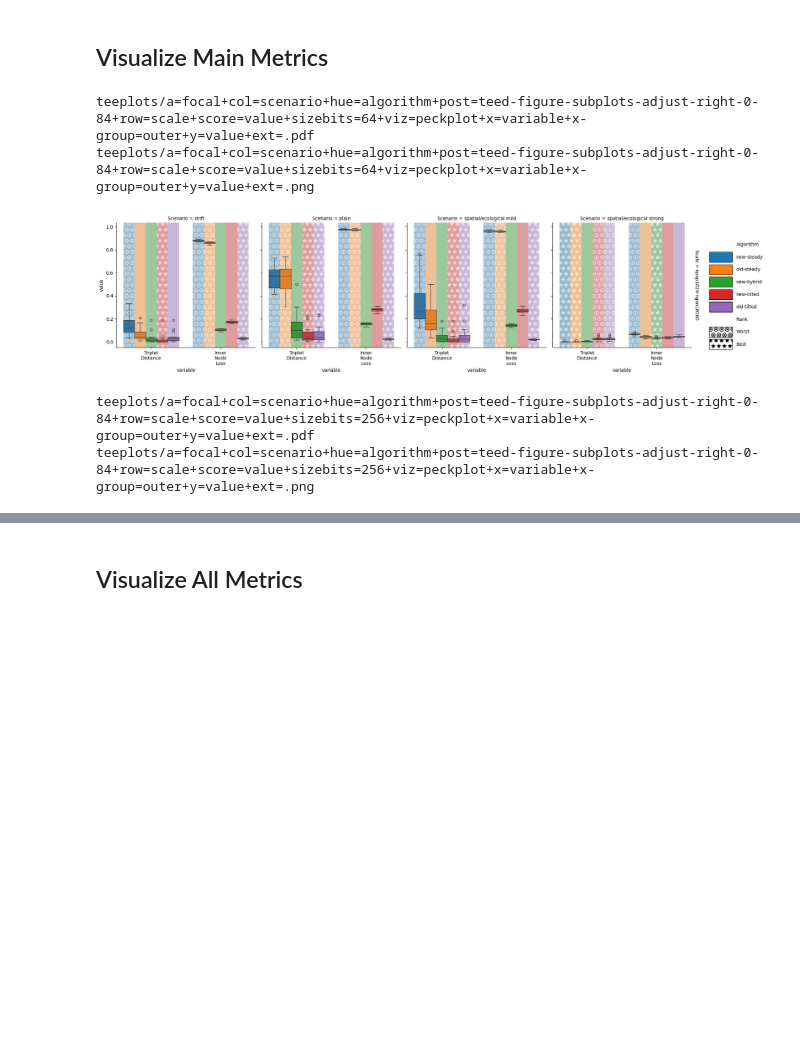
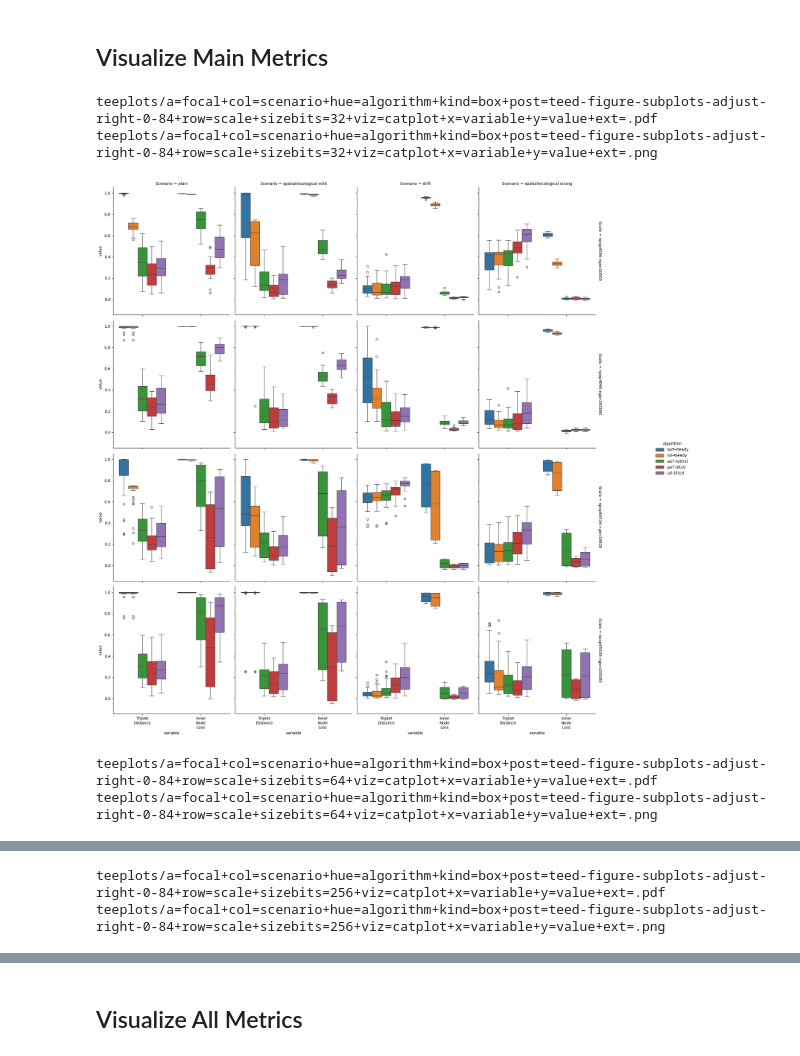
Before and after one commit to mmore500/hstrat-reconstruction-quality, a Jupyter notebook: binder/reconstruction-quality-boxplots.ipynb, the cells around one changed output, grey strips where cells are left out. Drawn from its saved outputs; the diff is of its cells as text; code cells hidden in the pictures; blank space fills up the shorter version.

```diff
--- a/binder/reconstruction-quality-boxplots.ipynb
+++ b/binder/reconstruction-quality-boxplots.ipynb
@@ -32,7 +12,7 @@ from teeplot import teeplot as tp
 # %% [markdown]
 ## Data Retrieval and Preprocessing
 # %%
-df = pd.read_csv("https://osf.io/m8qy7/download")
+df = pd.read_parquet("https://osf.io/ah7v5/download")
 # %%
 df["Num Reconstructed Inner Nodes"] = df["num_reconstructed_inner_nodes"]
 df["Num True Inner Nodes"] = df["num_true_inner_nodes"]
@@ -88,37 +68,38 @@ dfx.head()
 ## Visualize Main Metrics
 # %%
 hue_order=[
-    "new-steady",
-    "old-steady",
-    "new-hybrid",
-    "new-tilted",
-    "old-tilted",
+    "surf-steady",
+    "col-steady",
+    "surf-hybrid",
+    "surf-tilted",
+    "col-tilted",
 ]
 
 
 for sizebits, group in dfx.groupby("Annotation Size (bits)"):
     tp.tee(
-        pecking.peckplot,
+        sns.catplot,
+        kind="box",
         data=group,
-        score="value",
+        # score="value",
         x="variable",
         y="value",
         col="Scenario",
         row="Scale",
         hue="Algorithm",
-        x_group="outer",
+        # x_group="outer",
         order=["Triplet\nDistance", "Inner\nNode\nLoss"],
         hue_order=hue_order,
-        skim_hatches=(".O", "*"),
-        skim_labels=("Worst", "Best"),
+        # skim_hatches=(".O", "*"),
+        # skim_labels=("Worst", "Best"),
         margin_titles=True,
-        legend_width_inches=3,
+        # legend_width_inches=3,
         teeplot_outattrs={"a": "focal", "sizebits": sizebits},
         teeplot_postprocess="teed.figure.subplots_adjust(right=0.84)",
     )
 # %% [output]
-teeplots/a=focal+col=scenario+hue=algorithm+post=teed-figure-subplots-adjust-right-0-84+row=scale+score=value+sizebits=64+viz=peckplot+x=variable+x-group=outer+y=value+ext=.pdf
-teeplots/a=focal+col=scenario+hue=algorithm+post=teed-figure-subplots-adjust-right-0-84+row=scale+score=value+sizebits=64+viz=peckplot+x=variable+x-group=outer+y=value+ext=.png
+teeplots/a=focal+col=scenario+hue=algorithm+kind=box+post=teed-figure-subplots-adjust-right-0-84+row=scale+sizebits=32+viz=catplot+x=variable+y=value+ext=.pdf
+teeplots/a=focal+col=scenario+hue=algorithm+kind=box+post=teed-figure-subplots-adjust-right-0-84+row=scale+sizebits=32+viz=catplot+x=variable+y=value+ext=.png
-[figure, old version]
+[figure, new version]
-teeplots/a=focal+col=scenario+hue=algorithm+post=teed-figure-subplots-adjust-right-0-84+row=scale+score=value+sizebits=256+viz=peckplot+x=variable+x-group=outer+y=value+ext=.pdf
-teeplots/a=focal+col=scenario+hue=algorithm+post=teed-figure-subplots-adjust-right-0-84+row=scale+score=value+sizebits=256+viz=peckplot+x=variable+x-group=outer+y=value+ext=.png
+teeplots/a=focal+col=scenario+hue=algorithm+kind=box+post=teed-figure-subplots-adjust-right-0-84+row=scale+sizebits=64+viz=catplot+x=variable+y=value+ext=.pdf
+teeplots/a=focal+col=scenario+hue=algorithm+kind=box+post=teed-figure-subplots-adjust-right-0-84+row=scale+sizebits=64+viz=catplot+x=variable+y=value+ext=.png
@@ -125,0 +107,2 @@ teeplots/a=focal+col=scenario+hue=algorithm+post=teed-figure-subplots-adjust-rig
+teeplots/a=focal+col=scenario+hue=algorithm+kind=box+post=teed-figure-subplots-adjust-right-0-84+row=scale+sizebits=256+viz=catplot+x=variable+y=value+ext=.pdf
+teeplots/a=focal+col=scenario+hue=algorithm+kind=box+post=teed-figure-subplots-adjust-right-0-84+row=scale+sizebits=256+viz=catplot+x=variable+y=value+ext=.png
```
Also changed, not shown: parts of 6 cells of this notebook, 26 other files.
